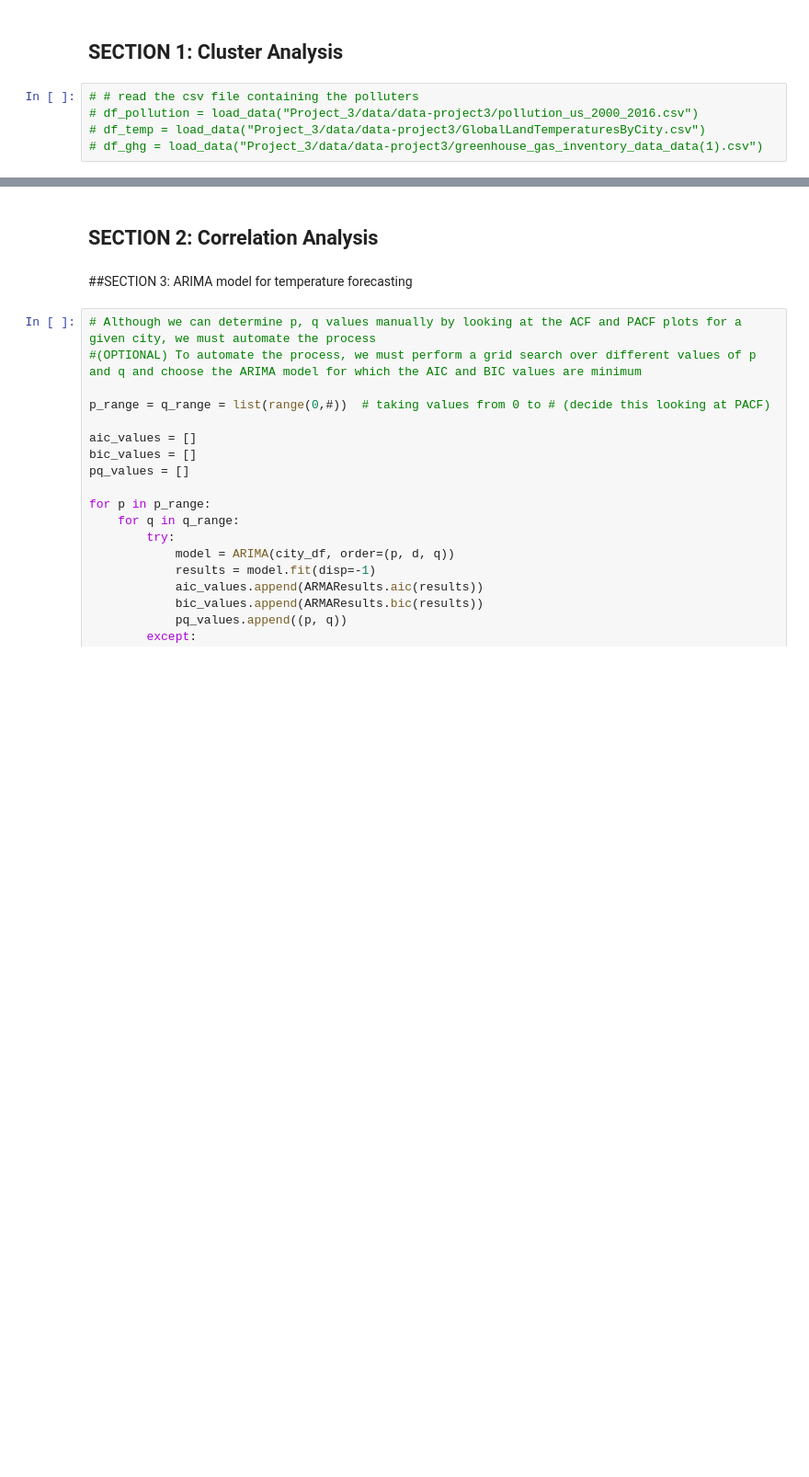
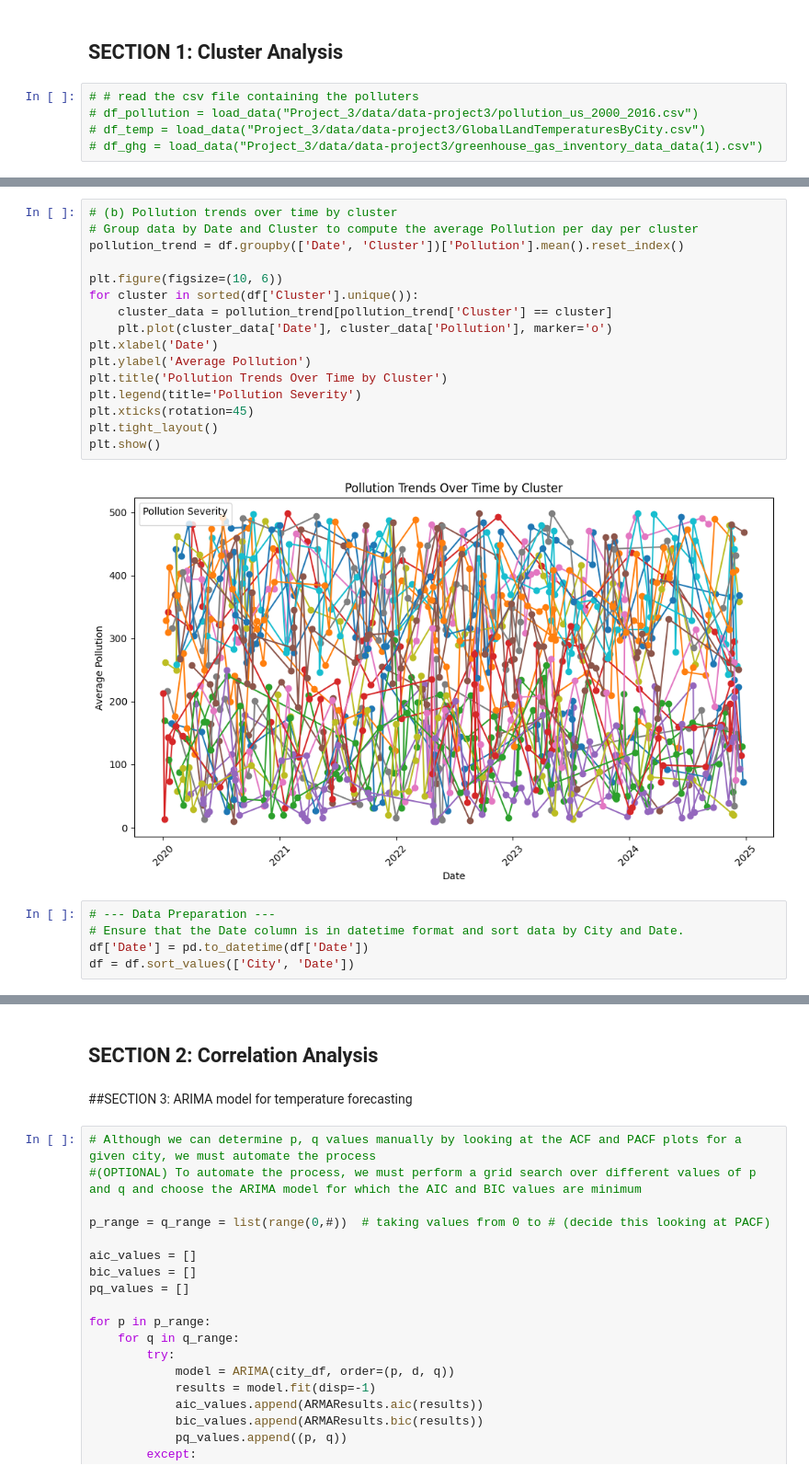
Before and after one commit to aredjil/Temperature-forecasting-for-different-cities-in-the-world, a Jupyter notebook: Project3.ipynb, the cells around one changed output, grey strips where cells are left out. Shown at 92% size. Saved outputs shown, nothing was run; the diff lists cells and outputs as text; blank space fills up the shorter version.

```diff
--- a/Project3.ipynb
+++ b/Project3.ipynb
@@ -116,0 +235,23 @@ print(df.head())
+# %%
+# (b) Pollution trends over time by cluster
+# Group data by Date and Cluster to compute the average Pollution per day per cluster
+pollution_trend = df.groupby(['Date', 'Cluster'])['Pollution'].mean().reset_index()
+
+plt.figure(figsize=(10, 6))
+for cluster in sorted(df['Cluster'].unique()):
+    cluster_data = pollution_trend[pollution_trend['Cluster'] == cluster]
+    plt.plot(cluster_data['Date'], cluster_data['Pollution'], marker='o')
+plt.xlabel('Date')
+plt.ylabel('Average Pollution')
+plt.title('Pollution Trends Over Time by Cluster')
+plt.legend(title='Pollution Severity')
+plt.xticks(rotation=45)
+plt.tight_layout()
+plt.show()
+# %% [output]
+[figure, added]
+# %%
+# --- Data Preparation ---
+# Ensure that the Date column is in datetime format and sort data by City and Date.
+df['Date'] = pd.to_datetime(df['Date'])
+df = df.sort_values(['City', 'Date'])
```
Also changed, not shown: parts of 16 cells of this notebook.
